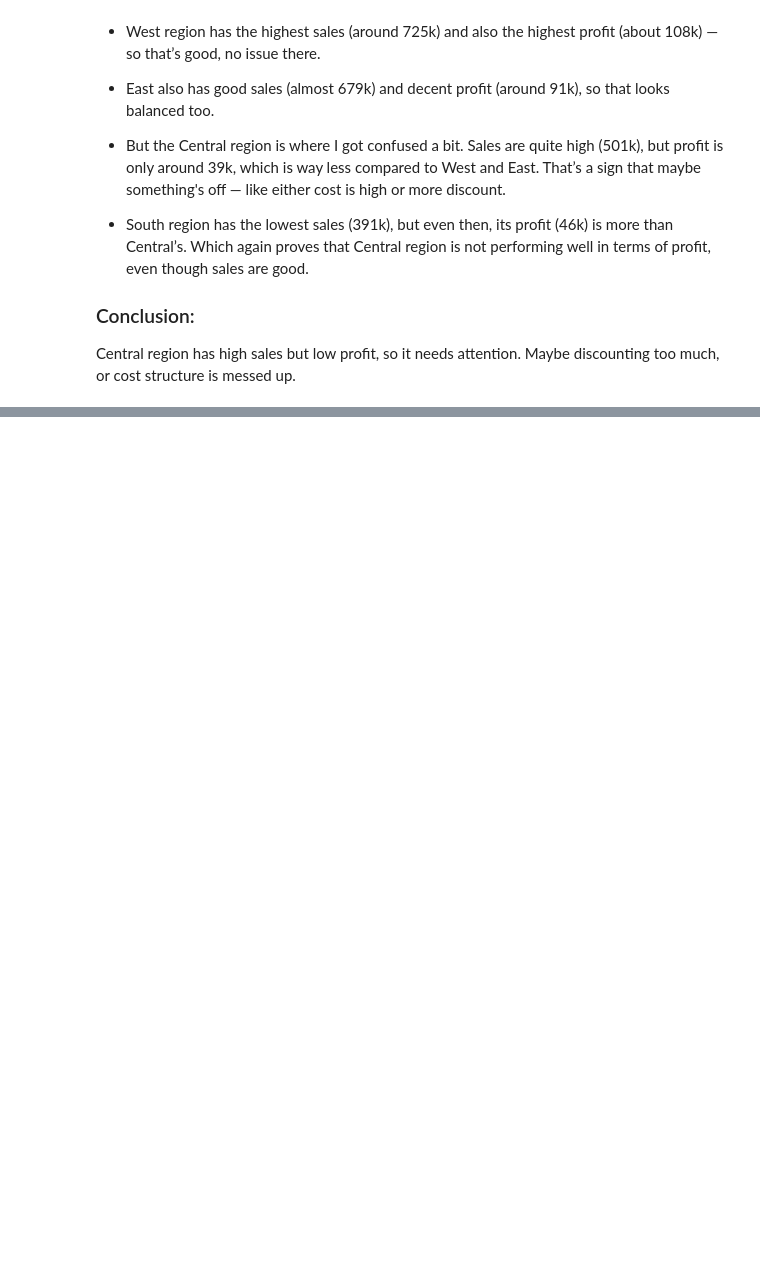
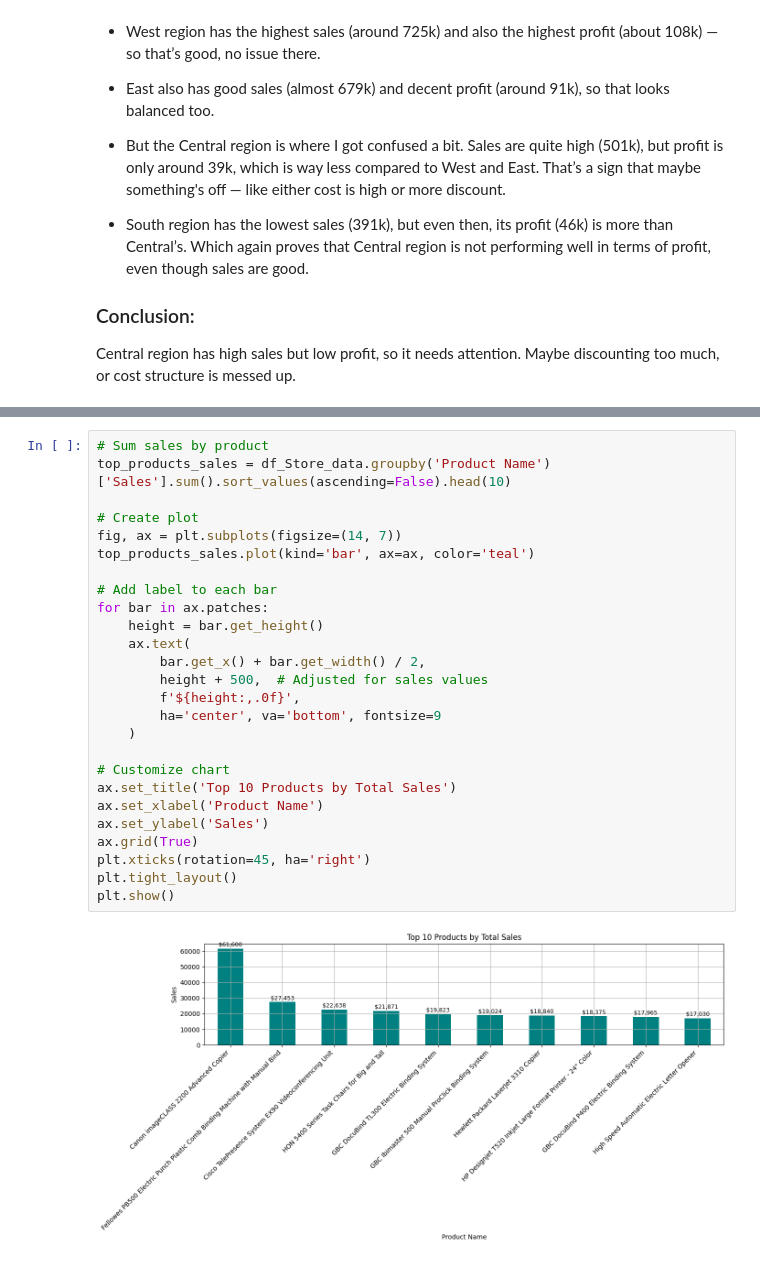
Before and after one commit to alina-khan-1/Sales-Performance-Analysis-for-a-Retail-Store, a Jupyter notebook: Sales Performance Analysis for a Retail Store Code.ipynb, the cells around one changed output, grey strips where cells are left out. Drawn from its saved outputs; the diff is of its cells as text; blank space fills up the shorter version.

```diff
--- a/Sales Performance Analysis for a Retail Store Code.ipynb
+++ b/Sales Performance Analysis for a Retail Store Code.ipynb
@@ -526,0 +642,28 @@ Central region has high sales but low profit, so it needs attention. Maybe disco
+# %%
+# Sum sales by product
+top_products_sales = df_Store_data.groupby('Product Name')['Sales'].sum().sort_values(ascending=False).head(10)
+
+# Create plot
+fig, ax = plt.subplots(figsize=(14, 7))
+top_products_sales.plot(kind='bar', ax=ax, color='teal')
+
+# Add label to each bar
+for bar in ax.patches:
+    height = bar.get_height()
+    ax.text(
+        bar.get_x() + bar.get_width() / 2,
+        height + 500,  # Adjusted for sales values
+        f'${height:,.0f}',
+        ha='center', va='bottom', fontsize=9
+    )
+
+# Customize chart
+ax.set_title('Top 10 Products by Total Sales')
+ax.set_xlabel('Product Name')
+ax.set_ylabel('Sales')
+ax.grid(True)
+plt.xticks(rotation=45, ha='right')
+plt.tight_layout()
+plt.show()
+# %% [output]
+[figure, added]
```
Also changed, not shown: parts of 18 cells of this notebook.
